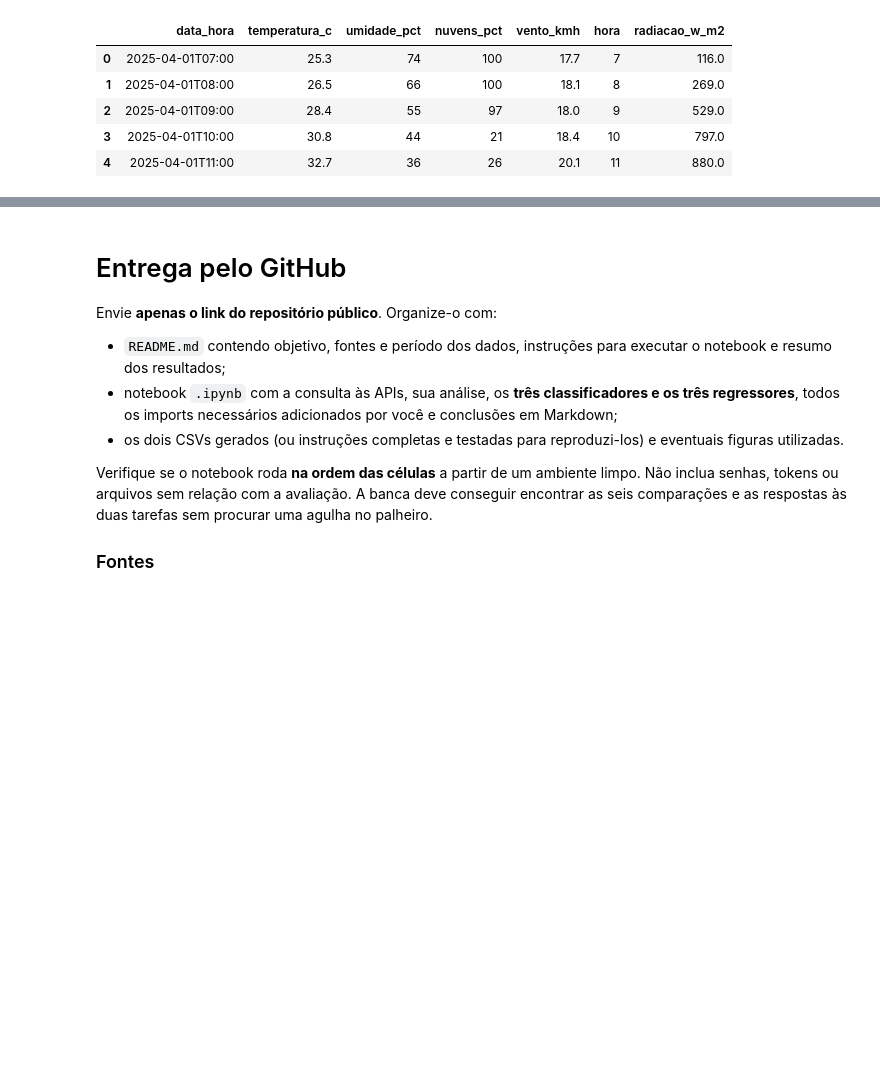
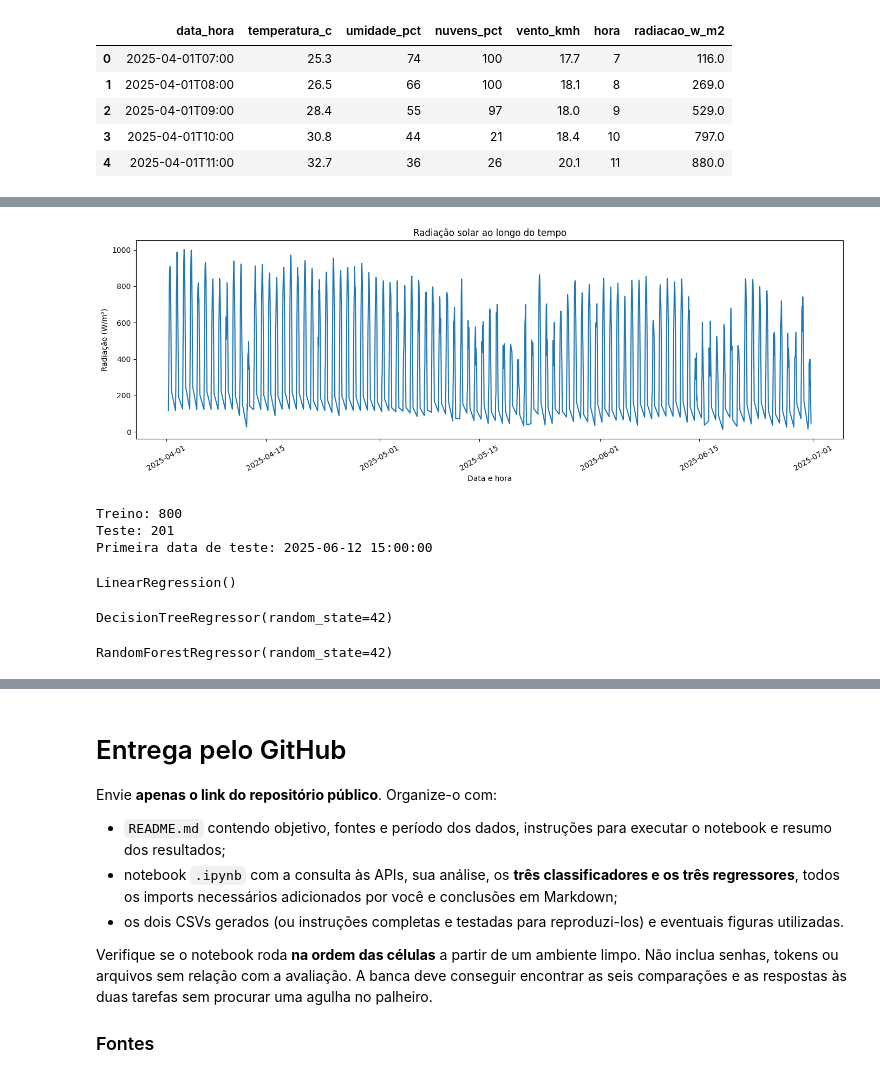
Before and after one commit to pedrosampaiom2007-gif/CP2-SERS, a Jupyter notebook: Aula_APIs_Energia_Renovavel_ML.ipynb, the cells around one changed output, grey strips where cells are left out. Saved outputs shown, nothing was run; the diff lists cells and outputs as text; code cells hidden in the pictures; blank space fills up the shorter version.

```diff
--- a/Aula_APIs_Energia_Renovavel_ML.ipynb
+++ b/Aula_APIs_Energia_Renovavel_ML.ipynb
@@ -456,7 +469,3 @@ dados_regressao.head()
 | 2 | 2025-04-01T09:00 | 28.4 | 55 | 97 | 18.0 | 9 | 529.0 |
 | 3 | 2025-04-01T10:00 | 30.8 | 44 | 21 | 18.4 | 10 | 797.0 |
 | 4 | 2025-04-01T11:00 | 32.7 | 36 | 26 | 20.1 | 11 | 880.0 |
-# %%
-dados_regressao = pd.read_csv('meteo_regressao_orange.csv')
-print(dados_regressao.columns.tolist())
-print(dados_regressao.shape)
@@ -663,0 +536,15 @@ Além disso, o modelo tem erro (cerca de 67 W/m² em média no melhor caso), e e
+# %%
+dados_regressao["data_hora"] = pd.to_datetime(dados_regressao["data_hora"])
+dados_regressao = dados_regressao.sort_values("data_hora").reset_index(drop=True)
+
+# Visualização simples da radiação ao longo do tempo
+plt.figure(figsize=(14, 5))
+plt.plot(dados_regressao["data_hora"], dados_regressao["radiacao_w_m2"])
+plt.title("Radiação solar ao longo do tempo")
+plt.xlabel("Data e hora")
+plt.ylabel("Radiação (W/m²)")
+plt.xticks(rotation=30)
+plt.tight_layout()
+plt.show()
+# %% [output]
+[figure, added]
@@ -663,0 +558,31 @@ Além disso, o modelo tem erro (cerca de 67 W/m² em média no melhor caso), e e
+# %%
+# Mantendo a ordem das horas: 80% primeiras para treino e 20% finais para teste
+corte = int(len(dados_regressao) * 0.8)
+
+x_train = x.iloc[:corte]
+x_test = x.iloc[corte:]
+y_train = y.iloc[:corte]
+y_test = y.iloc[corte:]
+
+print("Treino:", len(x_train))
+print("Teste:", len(x_test))
+print("Primeira data de teste:", dados_regressao["data_hora"].iloc[corte])
+# %% [output]
+Treino: 800
+Teste: 201
+Primeira data de teste: 2025-06-12 15:00:00
+# %%
+modelo_lr = LinearRegression() # Regressão linear
+modelo_lr.fit(x_train, y_train)
+# %% [output]
+LinearRegression()
+# %%
+modelo_arvore = DecisionTreeRegressor(random_state=42) # Árvore de decisão
+modelo_arvore.fit(x_train, y_train)
+# %% [output]
+DecisionTreeRegressor(random_state=42)
+# %%
+modelo_random = RandomForestRegressor(random_state=42) # Floresta aleatória
+modelo_random.fit(x_train, y_train)
+# %% [output]
+RandomForestRegressor(random_state=42)
```
Also changed, not shown: parts of 25 cells of this notebook.
